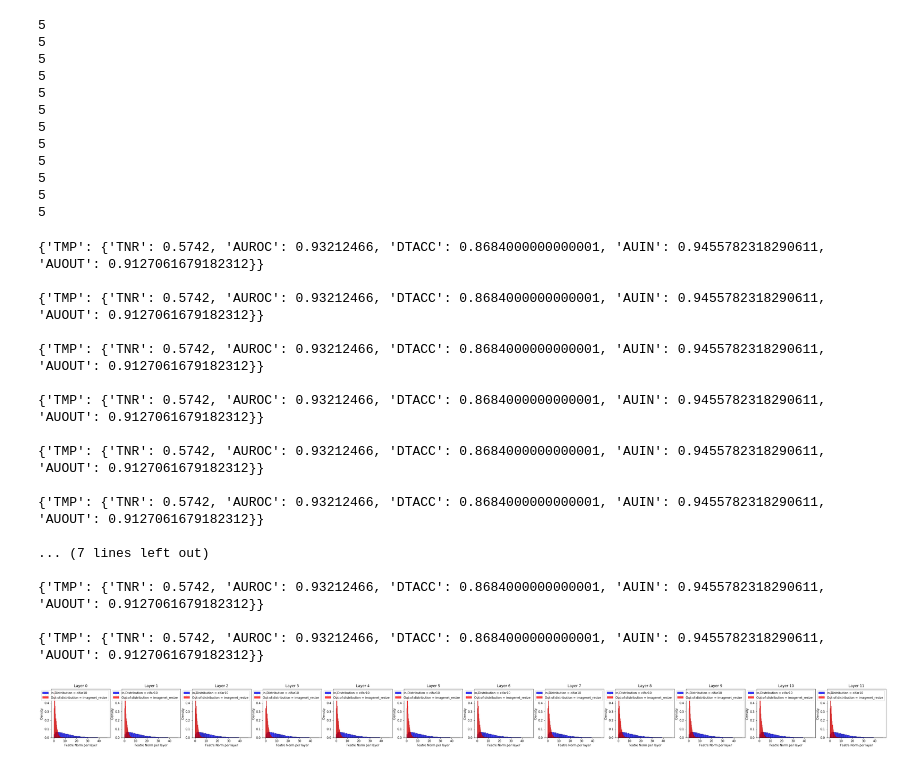
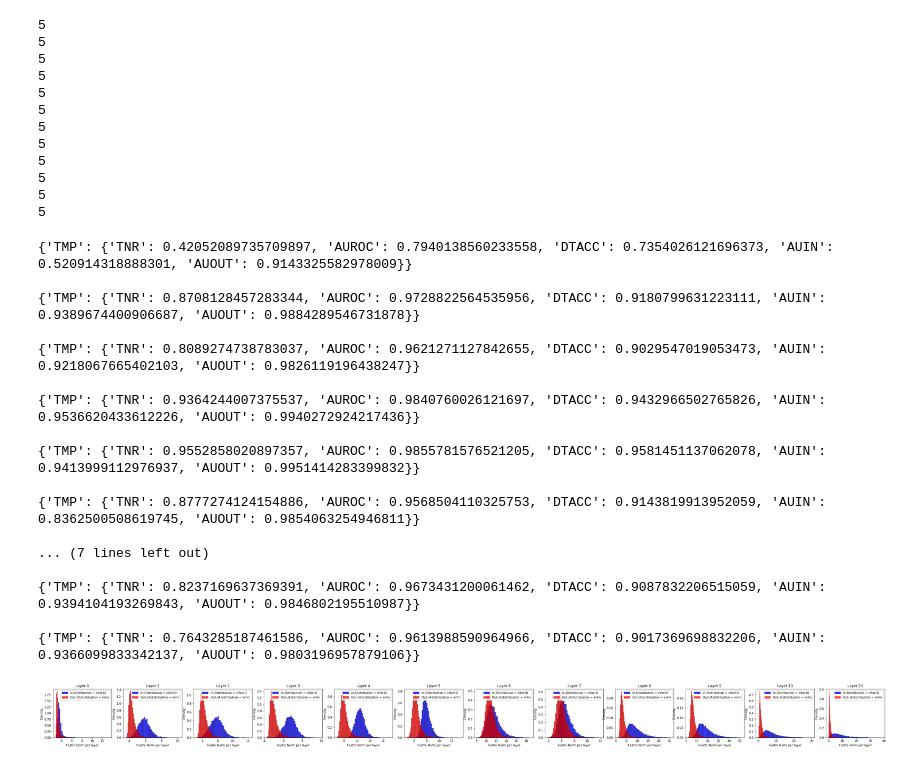
Before and after one commit to younghyopark/FROD, a Jupyter notebook: revised_anomaly_score.ipynb, the cells around one changed output. Saved outputs shown, nothing was run; the diff lists cells and outputs as text; code cells hidden in the pictures.

```diff
--- a/revised_anomaly_score.ipynb
+++ b/revised_anomaly_score.ipynb
@@ -8,9 +8,9 @@ import calculate_log as callog
 # %%
 class opt:
     outf = 'extracted_features'
-    backbone_name = 'resnet18_vanilla_simclr_cifar10'
+    backbone_name = 'vanilla_simclr_temperature_0.7_bs_1024'
     dataset ='cifar10'
-    fet = ''
+    fet = '_mean'
     fet2 = 'mean'
 # %%
 ood_dataset=['svhn','lsun_fix','imagenet_fix','lsun_resize','imagenet_resize']
@@ -20,7 +20,7 @@ num_out_datasets = len(ood_dataset)
 # %%
 ind_dataset='cifar10'
 experiment = opt.backbone_name
-ae_type = 'vanilla_AE'
+ae_type = 'DAE'
 prefix = 'confidence' #confidence
 
 layer_num=12
@@ -47,7 +45,6 @@ test_ind_feature=dict()
 test_ood_feature=dict()
 num_ood=dict()
 
-layer_num=12
 for i in range(layer_num):
     test_ood_feature[i]=[]
     num_ood[i]=[]
@@ -85,10 +82,9 @@ train_ind_norm=dict()
 test_ind_norm=dict()
 test_ood_norm=dict()
 
-layer_num=12
 for i in range(layer_num):
-#     layer=i
-    layer=layer_num-1
+    layer=i
+#     layer=layer_num-1
     test_ood_norm[i]=[]
     num_ood[i]=[]
     train_ind_norm[i]=np.linalg.norm(train_ind_feature[layer],axis=1)
@@ -113,37 +109,37 @@ for i in range(layer_num):
 5
 5
 # %%
-ood_index=4
+ood_index=0
 fig,axs=plt.subplots(1,layer_num,figsize=(50,3))
 results=dict()
 for layer in range(layer_num):
     results[layer],_,_ = callog.metric(test_ind_norm[layer],test_ood_norm[layer][ood_index])
     print(results[layer])
     print('')
     sns.histplot(ax=axs[layer],data=test_ind_norm[layer],color='blue',stat='density',bins=50)
     sns.histplot(ax=axs[layer],data=test_ood_norm[layer][ood_index],color='red',stat='density',bins=50)
     axs[layer].legend(['In-Distribution = {}'.format(ind_dataset),'Out-of-distribution = {}'.format(ood_dataset[ood_index])])
     axs[layer].set_title('Layer '+str(layer))
     axs[layer].set_xlabel('Featre Norm per layer')
 # %% [output]
-{'TMP': {'TNR': 0.5742, 'AUROC': 0.93212466, 'DTACC': 0.8684000000000001, 'AUIN': 0.9455782318290611, 'AUOUT': 0.9127061679182312}}
+{'TMP': {'TNR': 0.42052089735709897, 'AUROC': 0.7940138560233558, 'DTACC': 0.7354026121696373, 'AUIN': 0.520914318888301, 'AUOUT': 0.9143325582978009}}
 
-{'TMP': {'TNR': 0.5742, 'AUROC': 0.93212466, 'DTACC': 0.8684000000000001, 'AUIN': 0.9455782318290611, 'AUOUT': 0.9127061679182312}}
+{'TMP': {'TNR': 0.8708128457283344, 'AUROC': 0.9728822564535956, 'DTACC': 0.9180799631223111, 'AUIN': 0.9389674400906687, 'AUOUT': 0.9884289546731878}}
 
-{'TMP': {'TNR': 0.5742, 'AUROC': 0.93212466, 'DTACC': 0.8684000000000001, 'AUIN': 0.9455782318290611, 'AUOUT': 0.9127061679182312}}
+{'TMP': {'TNR': 0.8089274738783037, 'AUROC': 0.9621271127842655, 'DTACC': 0.9029547019053473, 'AUIN': 0.9218067665402103, 'AUOUT': 0.9826119196438247}}
 
-{'TMP': {'TNR': 0.5742, 'AUROC': 0.93212466, 'DTACC': 0.8684000000000001, 'AUIN': 0.9455782318290611, 'AUOUT': 0.9127061679182312}}
+{'TMP': {'TNR': 0.9364244007375537, 'AUROC': 0.9840760026121697, 'DTACC': 0.9432966502765826, 'AUIN': 0.9536620433612226, 'AUOUT': 0.9940272924217436}}
 
-{'TMP': {'TNR': 0.5742, 'AUROC': 0.93212466, 'DTACC': 0.8684000000000001, 'AUIN': 0.9455782318290611, 'AUOUT': 0.9127061679182312}}
+{'TMP': {'TNR': 0.9552858020897357, 'AUROC': 0.9855781576521205, 'DTACC': 0.9581451137062078, 'AUIN': 0.9413999112976937, 'AUOUT': 0.9951414283399832}}
 
-{'TMP': {'TNR': 0.5742, 'AUROC': 0.93212466, 'DTACC': 0.8684000000000001, 'AUIN': 0.9455782318290611, 'AUOUT': 0.9127061679182312}}
+{'TMP': {'TNR': 0.8777274124154886, 'AUROC': 0.9568504110325753, 'DTACC': 0.9143819913952059, 'AUIN': 0.8362500508619745, 'AUOUT': 0.9854063254946811}}
 
 ... (7 lines left out)
 
-{'TMP': {'TNR': 0.5742, 'AUROC': 0.93212466, 'DTACC': 0.8684000000000001, 'AUIN': 0.9455782318290611, 'AUOUT': 0.9127061679182312}}
+{'TMP': {'TNR': 0.8237169637369391, 'AUROC': 0.9673431200061462, 'DTACC': 0.9087832206515059, 'AUIN': 0.9394104193269843, 'AUOUT': 0.9846802195510987}}
 
-{'TMP': {'TNR': 0.5742, 'AUROC': 0.93212466, 'DTACC': 0.8684000000000001, 'AUIN': 0.9455782318290611, 'AUOUT': 0.9127061679182312}}
+{'TMP': {'TNR': 0.7643285187461586, 'AUROC': 0.9613988590964966, 'DTACC': 0.9017369698832206, 'AUIN': 0.9366099833342137, 'AUOUT': 0.9803196957879106}}
-[figure, old version]
+[figure, new version]
 # %%
 # from sklearn.preprocessing import StandardScaler
 # ind_norm_scaled=[]
```
Also changed, not shown: parts of 7 cells of this notebook, 8 other files.
